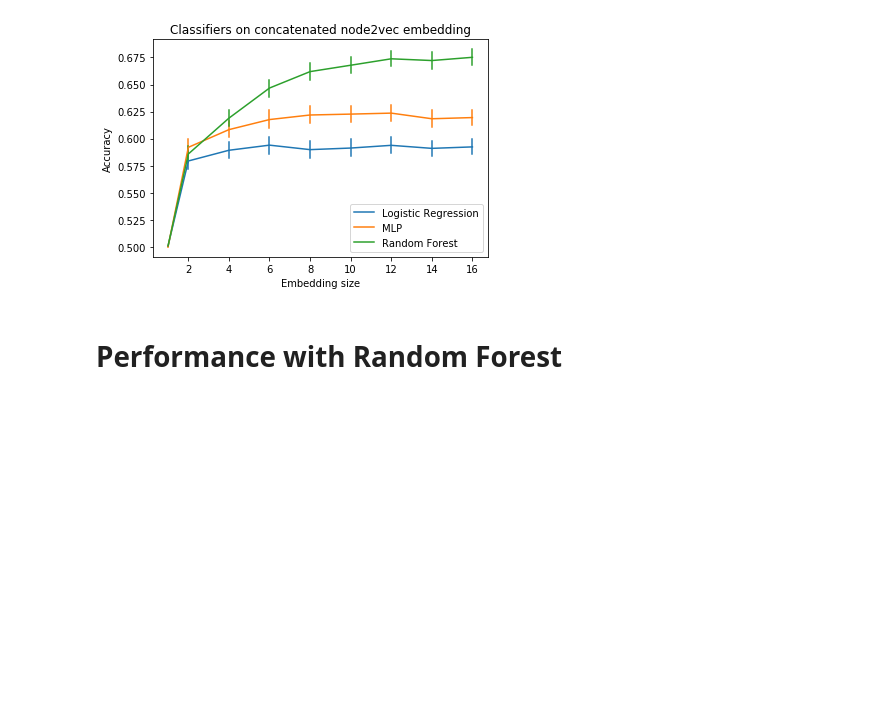
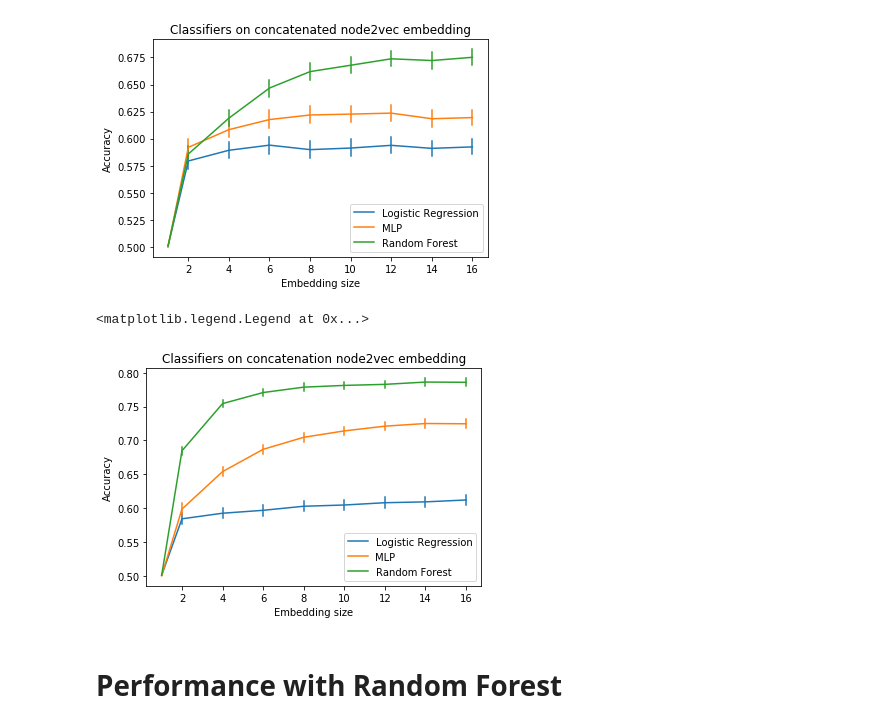
Before and after one commit to marcovarrone/gene-expression-chromatin, a Jupyter notebook: src/link_prediction/09_plots.ipynb, the cells around one changed output. Drawn from its saved outputs; the diff is of its cells as text; code cells hidden in the pictures; blank space fills up the shorter version.

Commit message:
More plots

```diff
--- a/src/link_prediction/09_plots.ipynb
+++ b/src/link_prediction/09_plots.ipynb
@@ -113,6 +113,45 @@ plt.legend(['Logistic Regression', 'MLP', 'Random Forest'])
 # %% [output]
 <matplotlib.legend.Legend at 0x...>
 [figure]
+# %%
+x_lr_n2v_cat = []
+y_lr_n2v_cat = []
+for emb_size in emb_sizes:
+    for chromosome in chromosomes:
+        with open('results/MCF7/chr_{:02d}/lr_node2vec_primary_observed_KR_{}_{}_50000_50000_0.9073_es{}_nw10_wl80_p1.0_q1.0_concat.pkl'.format(chromosome, chromosome, chromosome, emb_size), 'rb') as file_load:
+            results = pickle.load(file_load)
+            y_lr_n2v_cat.extend(results['acc'])
+            x_lr_n2v_cat.extend([emb_size]*len(results['acc']))
+
+x_mlp_n2v_cat = []
+y_mlp_n2v_cat = []
+for emb_size in emb_sizes:
+    for chromosome in chromosomes:
+        with open('results/MCF7/chr_{:02d}/mlp_node2vec_primary_observed_KR_{}_{}_50000_50000_0.9073_es{}_nw10_wl80_p1.0_q1.0_concat.pkl'.format(chromosome, chromosome, chromosome, emb_size), 'rb') as file_load:
+            results = pickle.load(file_load)
+            y_mlp_n2v_cat.extend(results['acc'])
+            x_mlp_n2v_cat.extend([emb_size]*len(results['acc']))
+
+x_rf_n2v_cat = []
+y_rf_n2v_cat = []
+for emb_size in emb_sizes:
+    for chromosome in chromosomes:
+        with open('results/MCF7/chr_{:02d}/rf_node2vec_primary_observed_KR_{}_{}_50000_50000_0.9073_es{}_nw10_wl80_p1.0_q1.0_concat.pkl'.format(chromosome, chromosome, chromosome, emb_size), 'rb') as file_load:
+            results = pickle.load(file_load)
+            y_rf_n2v_cat.extend(results['acc'])
+            x_rf_n2v_cat.extend([emb_size]*len(results['acc']))
+# %%
+plt.xlabel('Embedding size')
+plt.ylabel('Accuracy')
+plt.title('Classifiers on concatenation node2vec embedding')
+
+sns.lineplot(x=x_lr_n2v_cat, y=y_lr_n2v_cat, err_style='bars')
+sns.lineplot(x=x_mlp_n2v_cat, y=y_mlp_n2v_cat, err_style='bars')
+sns.lineplot(x=x_rf_n2v_cat, y=y_rf_n2v_cat, err_style='bars')
+plt.legend(['Logistic Regression', 'MLP', 'Random Forest'])
+# %% [output]
+<matplotlib.legend.Legend at 0x...>
+[figure, added]
 # %% [markdown]
 # Performance with Random Forest
 # %%
```
Also changed, not shown: parts of 7 cells of this notebook.
